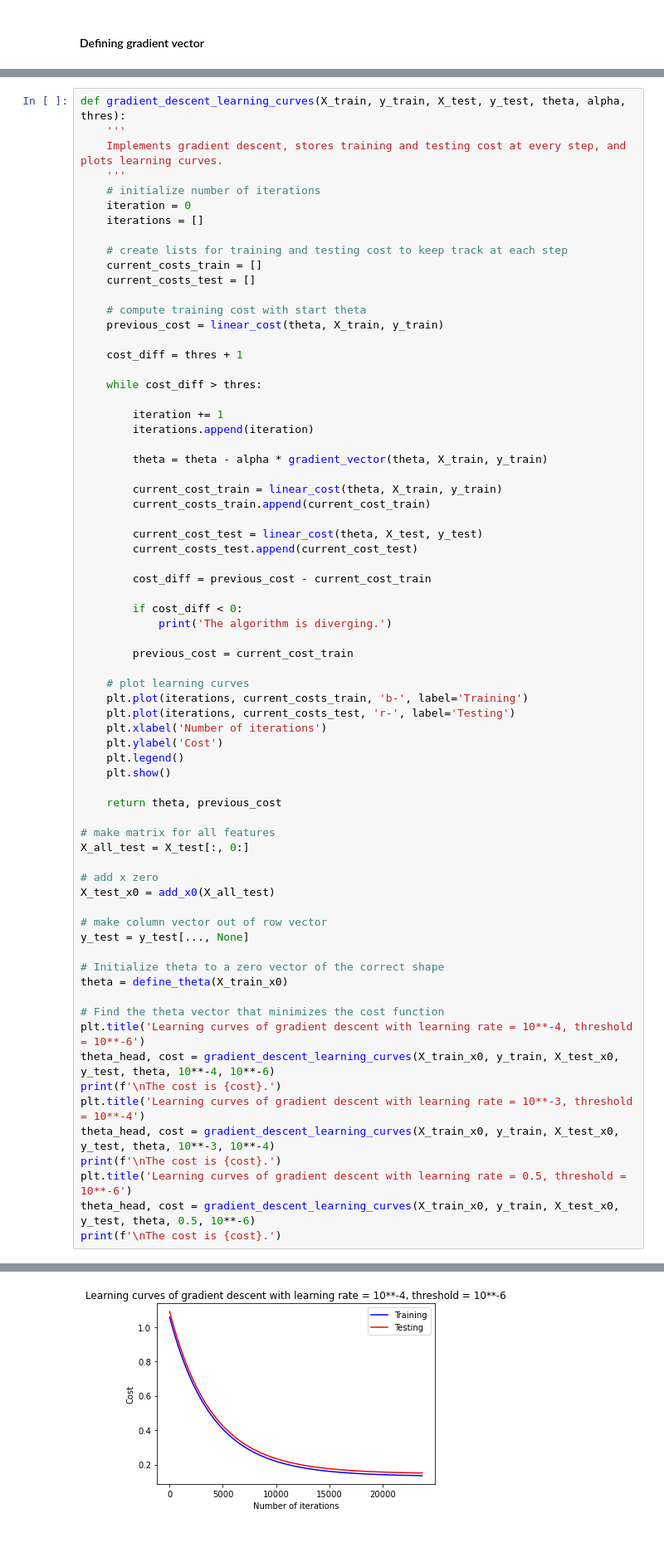
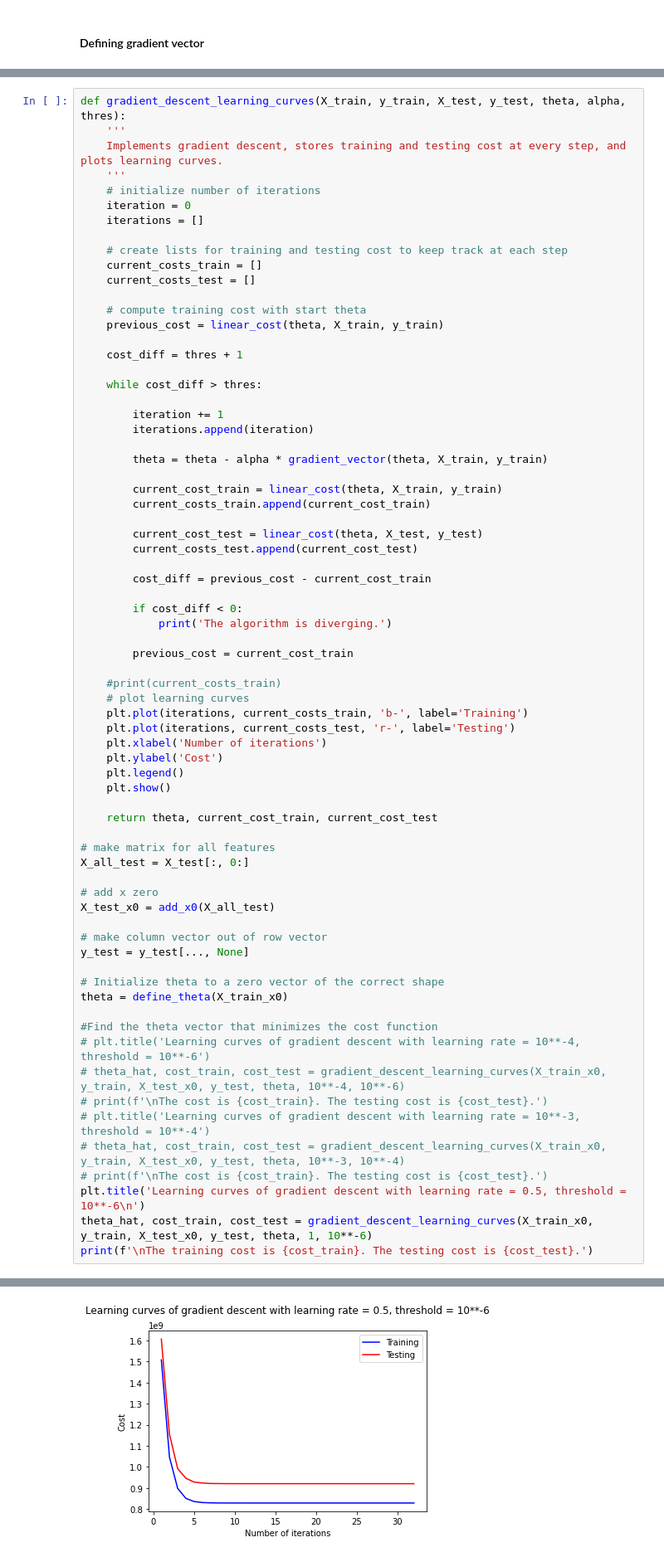
Before and after one commit to Youri-is-super-awesome/Bitches-and-beaches, a Jupyter notebook: code/model_version1.ipynb, the cells around one changed output, grey strips where cells are left out. Shown at 83% size. Drawn from its saved outputs; the diff is of its cells as text.

```diff
--- a/code/model_version1.ipynb
+++ b/code/model_version1.ipynb
@@ -326,6 +365,7 @@ def gradient_descent_learning_curves(X_train, y_train, X_test, y_test, theta, al
 
         previous_cost = current_cost_train
 
+    #print(current_costs_train)
     # plot learning curves
     plt.plot(iterations, current_costs_train, 'b-', label='Training')
     plt.plot(iterations, current_costs_test, 'r-', label='Testing')
@@ -334,7 +374,7 @@ def gradient_descent_learning_curves(X_train, y_train, X_test, y_test, theta, al
     plt.legend()
     plt.show()
 
-    return theta, previous_cost
+    return theta, current_cost_train, current_cost_test
 
 # make matrix for all features
 X_all_test = X_test[:, 0:]
@@ -348,14 +388,14 @@ y_test = y_test[..., None]
 # Initialize theta to a zero vector of the correct shape
 theta = define_theta(X_train_x0)
 
-# Find the theta vector that minimizes the cost function
-plt.title('Learning curves of gradient descent with learning rate = 10**-4, threshold = 10**-6')
-theta_head, cost = gradient_descent_learning_curves(X_train_x0, y_train, X_test_x0, y_test, theta, 10**-4, 10**-6)
-print(f'\nThe cost is {cost}.')
-plt.title('Learning curves of gradient descent with learning rate = 10**-3, threshold = 10**-4')
-theta_head, cost = gradient_descent_learning_curves(X_train_x0, y_train, X_test_x0, y_test, theta, 10**-3, 10**-4)
-print(f'\nThe cost is {cost}.')
-plt.title('Learning curves of gradient descent with learning rate = 0.5, threshold = 10**-6')
-theta_head, cost = gradient_descent_learning_curves(X_train_x0, y_train, X_test_x0, y_test, theta, 0.5, 10**-6)
-print(f'\nThe cost is {cost}.')
+#Find the theta vector that minimizes the cost function
+# plt.title('Learning curves of gradient descent with learning rate = 10**-4, threshold = 10**-6')
+# theta_hat, cost_train, cost_test = gradient_descent_learning_curves(X_train_x0, y_train, X_test_x0, y_test, theta, 10**-4, 10**-6)
+# print(f'\nThe cost is {cost_train}. The testing cost is {cost_test}.')
+# plt.title('Learning curves of gradient descent with learning rate = 10**-3, threshold = 10**-4')
+# theta_hat, cost_train, cost_test = gradient_descent_learning_curves(X_train_x0, y_train, X_test_x0, y_test, theta, 10**-3, 10**-4)
+# print(f'\nThe cost is {cost_train}. The testing cost is {cost_test}.')
+plt.title('Learning curves of gradient descent with learning rate = 0.5, threshold = 10**-6\n')
+theta_hat, cost_train, cost_test = gradient_descent_learning_curves(X_train_x0, y_train, X_test_x0, y_test, theta, 1, 10**-6)
+print(f'\nThe training cost is {cost_train}. The testing cost is {cost_test}.')
 # %% [output]
@@ -362 +419 @@ print(f'\nThe cost is {cost}.')
-[figure, old version]
+[figure, new version]
```
Also changed, not shown: parts of 14 cells of this notebook, 3 other files.
